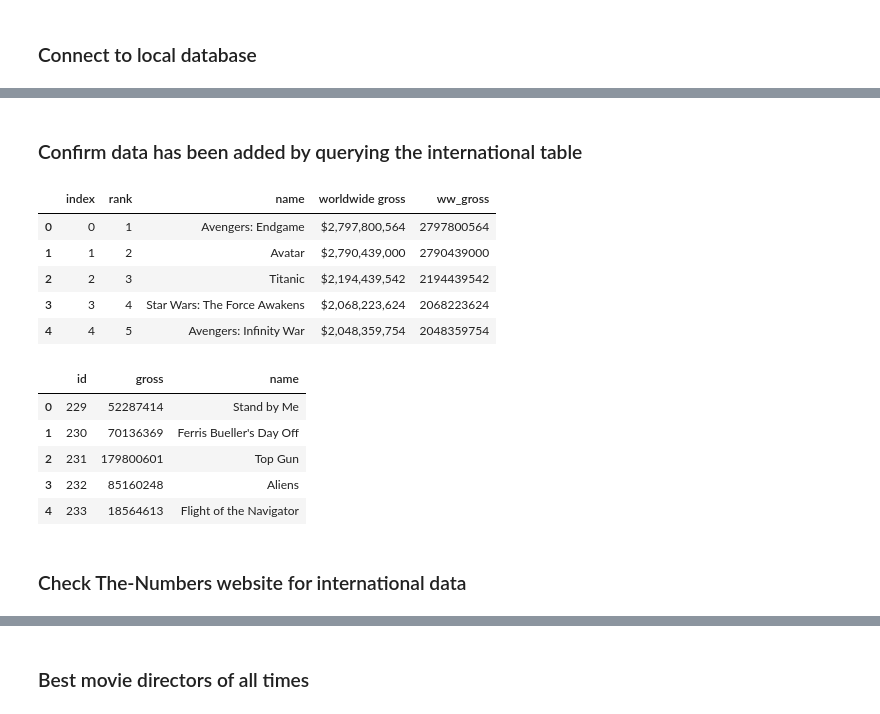
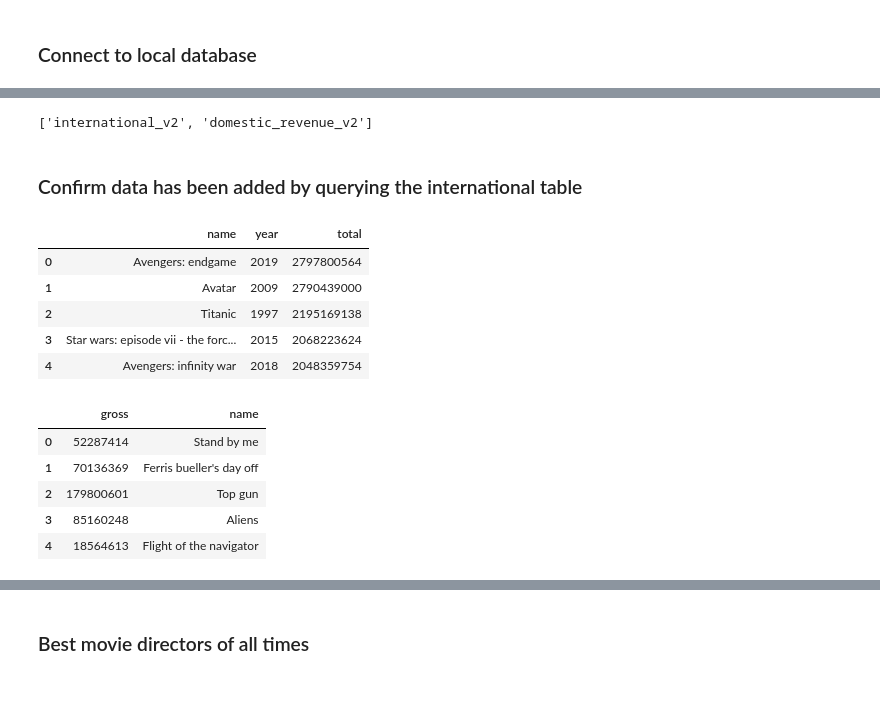
Before and after one commit to IrinaUX/Group7-ETL-Project, a Jupyter notebook: Push_to_SQL.ipynb, the cells around one changed output, grey strips where cells are left out. Cells and saved outputs as stored; diff of their text form; code cells hidden in the pictures.

```diff
--- a/Push_to_SQL.ipynb
+++ b/Push_to_SQL.ipynb
@@ -219,22 +226,24 @@ table_df.to_sql(name='international', con=engine, if_exists='append', index=Fals
+# %%
+engine.table_names()
+# %% [output]
+['international_v2', 'domestic_revenue_v2']
 # %% [markdown]
 ### Confirm data has been added by querying the international table
 # %%
-pd.read_sql_query('select * from international', con=engine).head()
+pd.read_sql_query('select * from international_v2', con=engine).head()
 # %% [output]
-|  | index | rank | name | worldwide gross | ww_gross |
-| 0 | 0 | 1 | Avengers: Endgame | $2,797,800,564 | 2797800564 |
-| 1 | 1 | 2 | Avatar | $2,790,439,000 | 2790439000 |
-| 2 | 2 | 3 | Titanic | $2,194,439,542 | 2194439542 |
-| 3 | 3 | 4 | Star Wars: The Force Awakens | $2,068,223,624 | 2068223624 |
-| 4 | 4 | 5 | Avengers: Infinity War | $2,048,359,754 | 2048359754 |
+|  | name | year | total |
+| 0 | Avengers: endgame | 2019 | 2797800564 |
+| 1 | Avatar | 2009 | 2790439000 |
+| 2 | Titanic | 1997 | 2195169138 |
+| 3 | Star wars: episode vii - the forc... | 2015 | 2068223624 |
+| 4 | Avengers: infinity war | 2018 | 2048359754 |
 # %%
-pd.read_sql_query('select * from domestic_revenue', con=engine).head()
+pd.read_sql_query('select * from domestic_revenue_v2', con=engine).head()
 # %% [output]
-|  | id | gross | name |
-| 0 | 229 | 52287414 | Stand by Me |
-| 1 | 230 | 70136369 | Ferris Bueller's Day Off |
-| 2 | 231 | 179800601 | Top Gun |
-| 3 | 232 | 85160248 | Aliens |
-| 4 | 233 | 18564613 | Flight of the Navigator |
+|  | gross | name |
+| 0 | 52287414 | Stand by me |
+| 1 | 70136369 | Ferris bueller's day off |
+| 2 | 179800601 | Top gun |
+| 3 | 85160248 | Aliens |
+| 4 | 18564613 | Flight of the navigator |
-# %% [markdown]
-### Check The-Numbers website for international data
```
Also changed, not shown: parts of 81 cells of this notebook, 3 other files.
